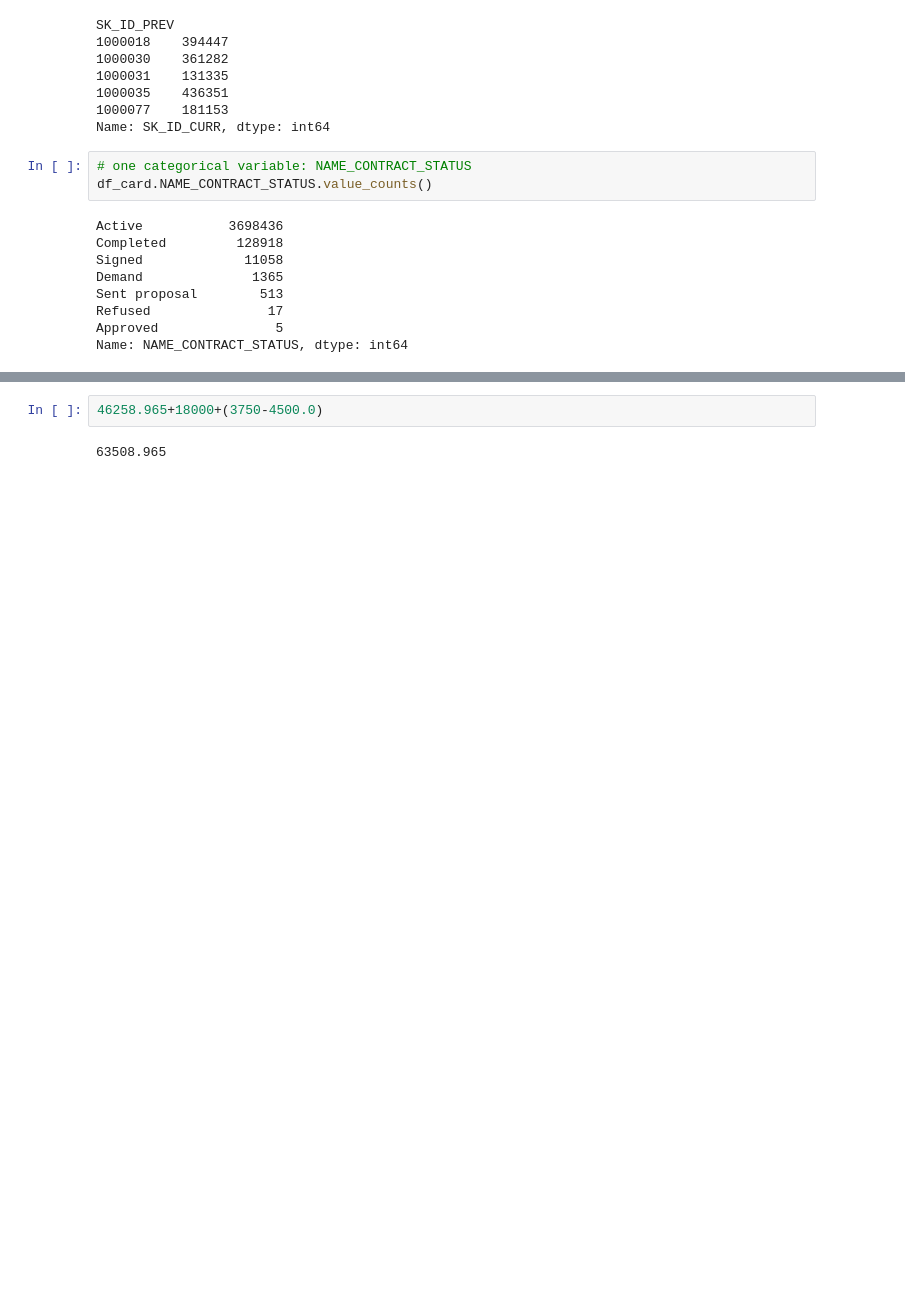
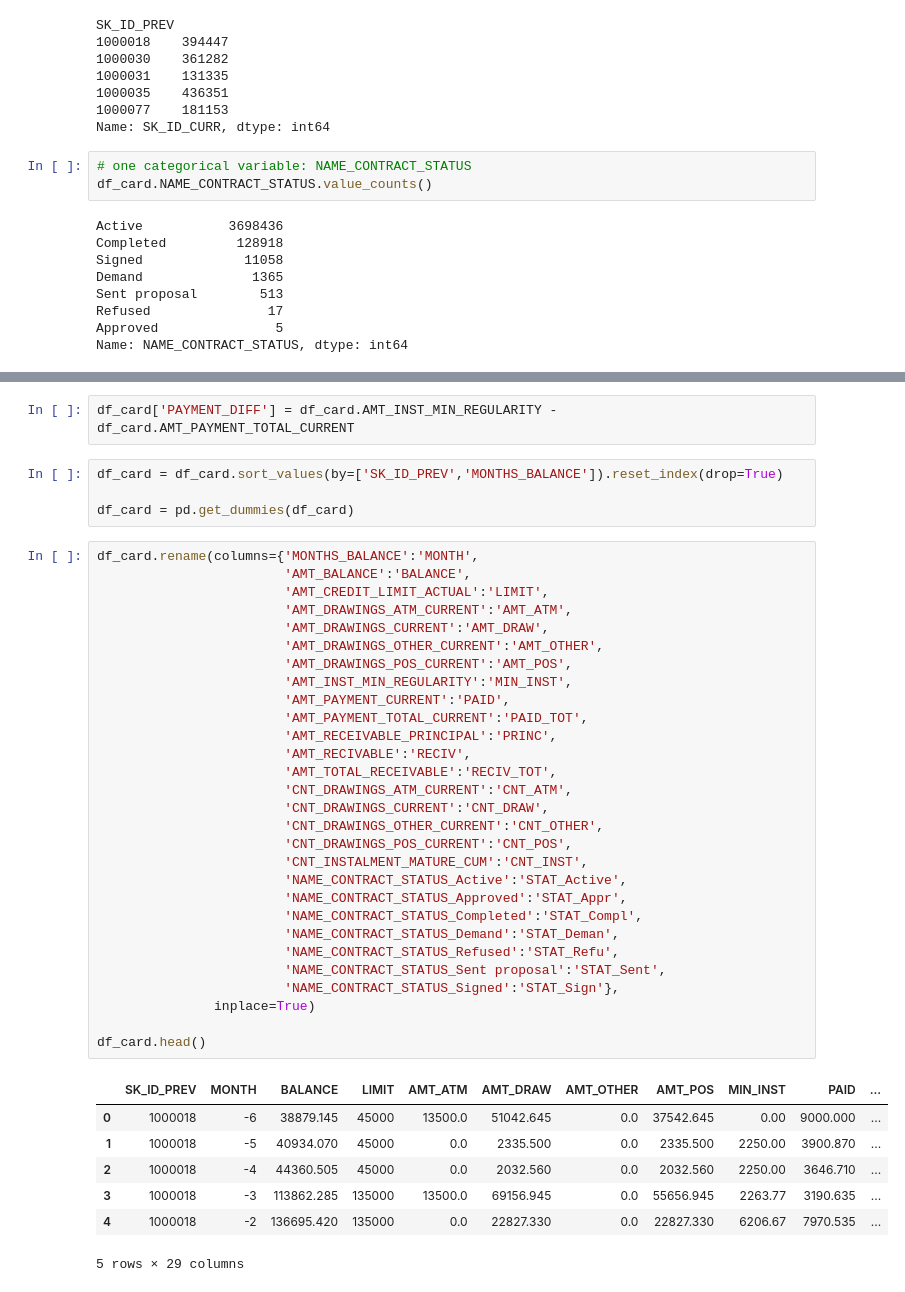
Before and after one commit to jack89roberts/kaggle-home-credit-default-risk, a Jupyter notebook: credit_card.ipynb, the cells around one changed output, grey strips where cells are left out. Cells and saved outputs as stored; diff of their text form; blank space fills up the shorter version.

```diff
--- a/credit_card.ipynb
+++ b/credit_card.ipynb
@@ -192,5 +160,44 @@ tmp[['AMT_PAYMENT_TOTAL_CURRENT','AMT_INST_MIN_REGULARITY','AMT_DRAWINGS_CURRENT
 [figure]
-# %%
-46258.965+18000+(3750-4500.0)
-# %% [output]
-63508.965
+# %%
+df_card['PAYMENT_DIFF'] = df_card.AMT_INST_MIN_REGULARITY - df_card.AMT_PAYMENT_TOTAL_CURRENT
+# %%
+df_card = df_card.sort_values(by=['SK_ID_PREV','MONTHS_BALANCE']).reset_index(drop=True)
+
+df_card = pd.get_dummies(df_card)
+# %%
+df_card.rename(columns={'MONTHS_BALANCE':'MONTH',
+                        'AMT_BALANCE':'BALANCE',
+                        'AMT_CREDIT_LIMIT_ACTUAL':'LIMIT',
+                        'AMT_DRAWINGS_ATM_CURRENT':'AMT_ATM',
+                        'AMT_DRAWINGS_CURRENT':'AMT_DRAW',
+                        'AMT_DRAWINGS_OTHER_CURRENT':'AMT_OTHER',
+                        'AMT_DRAWINGS_POS_CURRENT':'AMT_POS',
+                        'AMT_INST_MIN_REGULARITY':'MIN_INST',
+                        'AMT_PAYMENT_CURRENT':'PAID',
+                        'AMT_PAYMENT_TOTAL_CURRENT':'PAID_TOT',
+                        'AMT_RECEIVABLE_PRINCIPAL':'PRINC',
+                        'AMT_RECIVABLE':'RECIV',
+                        'AMT_TOTAL_RECEIVABLE':'RECIV_TOT',
+                        'CNT_DRAWINGS_ATM_CURRENT':'CNT_ATM',
+                        'CNT_DRAWINGS_CURRENT':'CNT_DRAW',
+                        'CNT_DRAWINGS_OTHER_CURRENT':'CNT_OTHER',
+                        'CNT_DRAWINGS_POS_CURRENT':'CNT_POS',
+                        'CNT_INSTALMENT_MATURE_CUM':'CNT_INST',
+                        'NAME_CONTRACT_STATUS_Active':'STAT_Active',
+                        'NAME_CONTRACT_STATUS_Approved':'STAT_Appr',
+                        'NAME_CONTRACT_STATUS_Completed':'STAT_Compl',
+                        'NAME_CONTRACT_STATUS_Demand':'STAT_Deman',
+                        'NAME_CONTRACT_STATUS_Refused':'STAT_Refu',
+                        'NAME_CONTRACT_STATUS_Sent proposal':'STAT_Sent',
+                        'NAME_CONTRACT_STATUS_Signed':'STAT_Sign'},
+               inplace=True)
+
+df_card.head()
+# %% [output]
+|  | SK_ID_PREV | MONTH | BALANCE | LIMIT | AMT_ATM | AMT_DRAW | AMT_OTHER | AMT_POS | MIN_INST | PAID | ... |
+| 0 | 1000018 | -6 | 38879.145 | 45000 | 13500.0 | 51042.645 | 0.0 | 37542.645 | 0.00 | 9000.000 | ... |
+| 1 | 1000018 | -5 | 40934.070 | 45000 | 0.0 | 2335.500 | 0.0 | 2335.500 | 2250.00 | 3900.870 | ... |
+| 2 | 1000018 | -4 | 44360.505 | 45000 | 0.0 | 2032.560 | 0.0 | 2032.560 | 2250.00 | 3646.710 | ... |
+| 3 | 1000018 | -3 | 113862.285 | 135000 | 13500.0 | 69156.945 | 0.0 | 55656.945 | 2263.77 | 3190.635 | ... |
+| 4 | 1000018 | -2 | 136695.420 | 135000 | 0.0 | 22827.330 | 0.0 | 22827.330 | 6206.67 | 7970.535 | ... |
+5 rows × 29 columns
```
Also changed, not shown: parts of 13 cells of this notebook.
